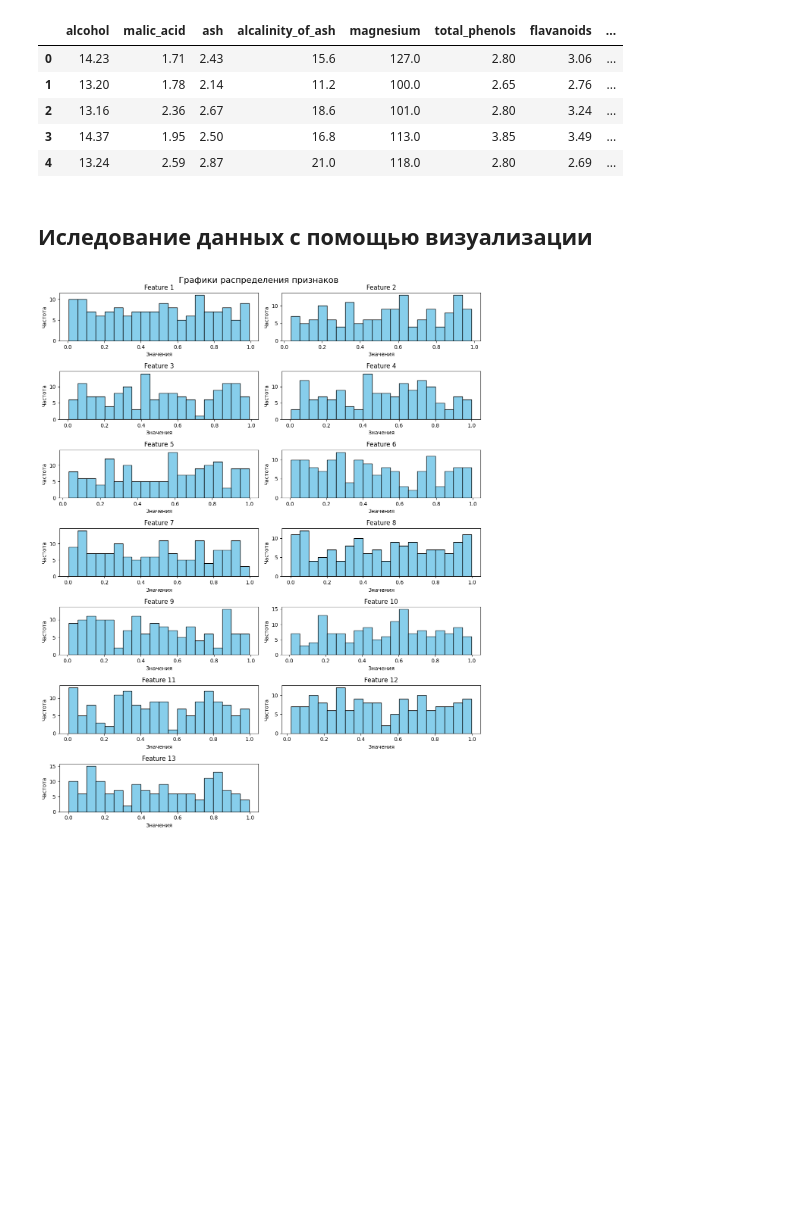
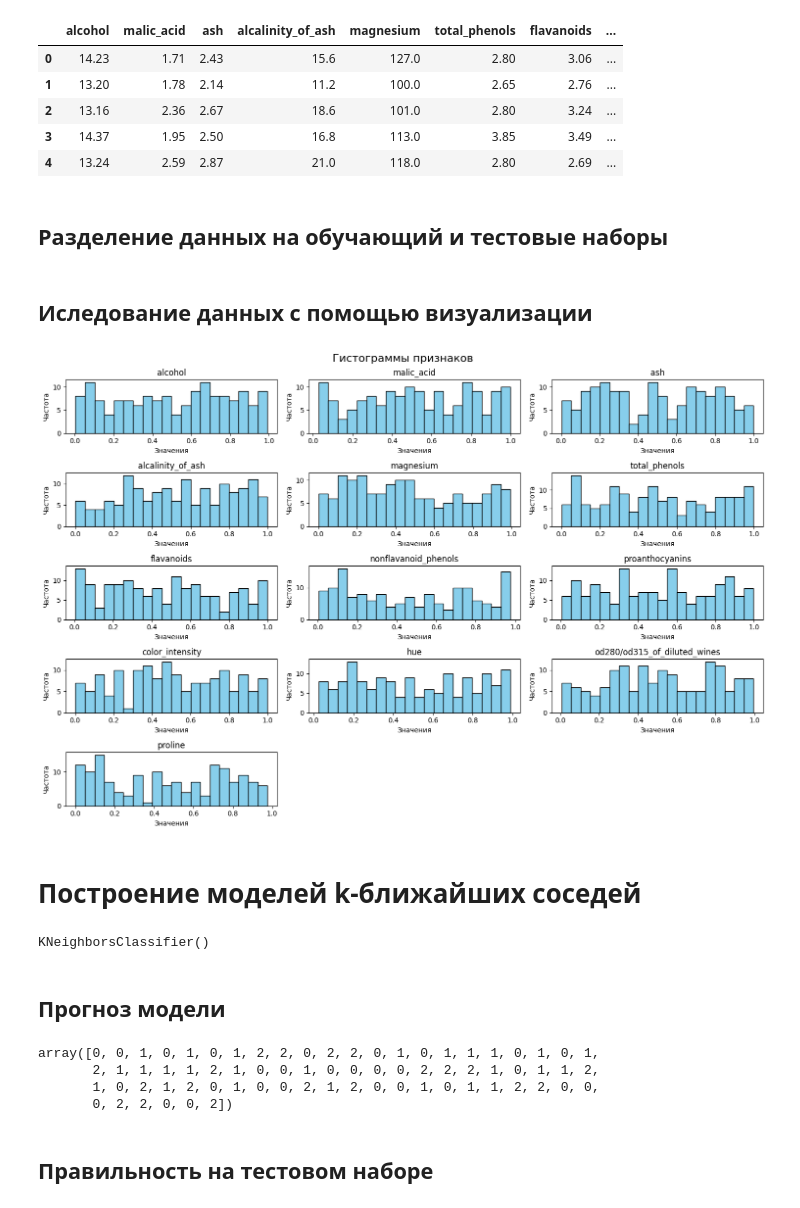
Before and after one commit to S4vageMode/Big_Data_Labs, a Jupyter notebook: Lab4_DzhuratKurbanov.ipynb, the cells around one changed output. Drawn from its saved outputs; the diff is of its cells as text; code cells hidden in the pictures; blank space fills up the shorter version.

```diff
--- a/Lab4_DzhuratKurbanov.ipynb
+++ b/Lab4_DzhuratKurbanov.ipynb
@@ -44,6 +44,8 @@ Mathematics and Statistics, James Cook University of North Queensland.
 | 2 | 13.16 | 2.36 | 2.67 | 18.6 | 101.0 | 2.80 | 3.24 | ... |
 | 3 | 14.37 | 1.95 | 2.50 | 16.8 | 113.0 | 3.85 | 3.49 | ... |
 | 4 | 13.24 | 2.59 | 2.87 | 21.0 | 118.0 | 2.80 | 2.69 | ... |
+# %% [markdown]
+## Разделение данных на обучающий и тестовые наборы
 # %%
 from sklearn.model_selection import train_test_split
 
@@ -56,29 +58,51 @@ X_train, X_test, y_train, y_test = train_test_split(X, y, test_size=0.2, random_
 # %%
 import matplotlib.pyplot as plt
 import numpy as np
 
 # Создадим случайные данные для демонстрации
 data = np.random.rand(150, 13)
 wine_feature_names = ["Feature " + str(i) for i in range(1, 14)]
 
 num_features = len(wine_feature_names)
-rows = num_features // 2 + 1
+rows = num_features // 3 + 1
 
-fig, axes = plt.subplots(rows, 2, figsize=(12, 15))
-fig.suptitle("Графики распределения признаков", fontsize=16)
+fig, axes = plt.subplots(rows, 3, figsize=(15, 10))
+fig.suptitle("Гистограммы признаков", fontsize=16)
 
 for i, feature in enumerate(wine_feature_names):
-    ax = axes[i // 2, i % 2]
+    ax = axes[i // 3, i % 3]
     ax.hist(data[:, i], bins=20, edgecolor='black', color='skyblue')
-    ax.set_title(feature)
+    ax.set_title(wine.feature_names[i])  # Здесь используем метку из wine.feature_names
     ax.set_xlabel("Значения")
     ax.set_ylabel("Частота")
 
-# Уберем лишние пустые графики, если их количество не делится на 2
-for i in range(num_features, rows * 2):
-    fig.delaxes(axes[i // 2, i % 2])
+# Удаление лишних пустых графиков, если их количество не делится на 3
+for i in range(num_features, rows * 3):
+    fig.delaxes(axes[i // 3, i % 3])
 
 plt.tight_layout()
 plt.show()
 # %% [output]
-[figure, old version]
+[figure, new version]
+# %% [markdown]
+# Построение моделей k-ближайших соседей
+# %%
+from sklearn.neighbors import KNeighborsClassifier
+
+knn = KNeighborsClassifier(n_neighbors=15)
+
+knn.fit(X_train, y_train)
+# %% [output]
+KNeighborsClassifier()
+# %% [markdown]
+## Прогноз модели
+# %%
+y_pred = knn.predict(X_test)
+y_pred
+# %% [output]
+array([0, 0, 1, 0, 1, 0, 1, 2, 2, 0, 2, 2, 0, 1, 0, 1, 1, 1, 0, 1, 0, 1,
+       2, 1, 1, 1, 1, 2, 1, 0, 0, 1, 0, 0, 0, 0, 2, 2, 2, 1, 0, 1, 1, 2,
+       1, 0, 2, 1, 2, 0, 1, 0, 0, 2, 1, 2, 0, 0, 1, 0, 1, 1, 2, 2, 0, 0,
+       0, 2, 2, 0, 0, 2])
+# %% [markdown]
+## Правильность на тестовом наборе
```
Also changed, not shown: parts of 28 cells of this notebook.
